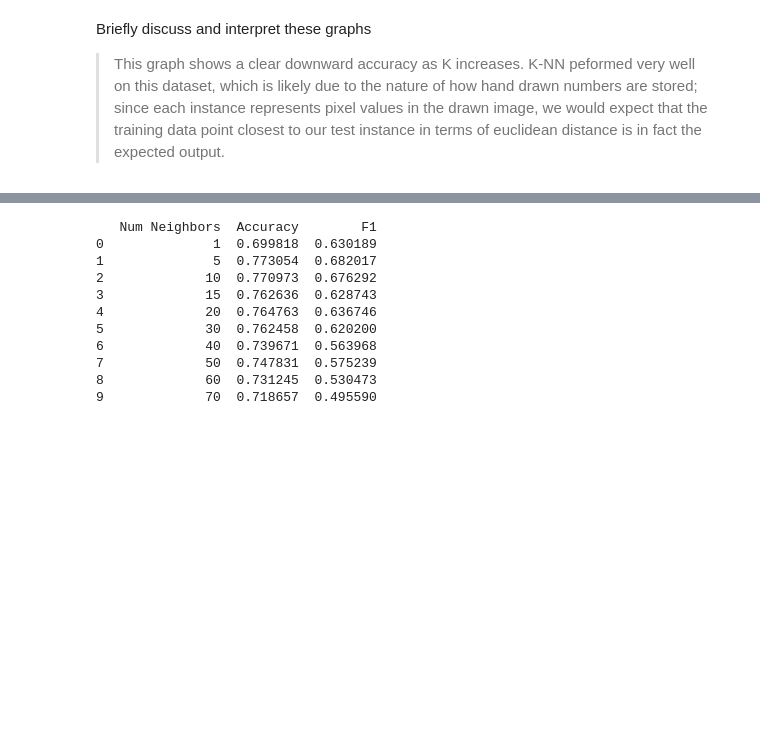
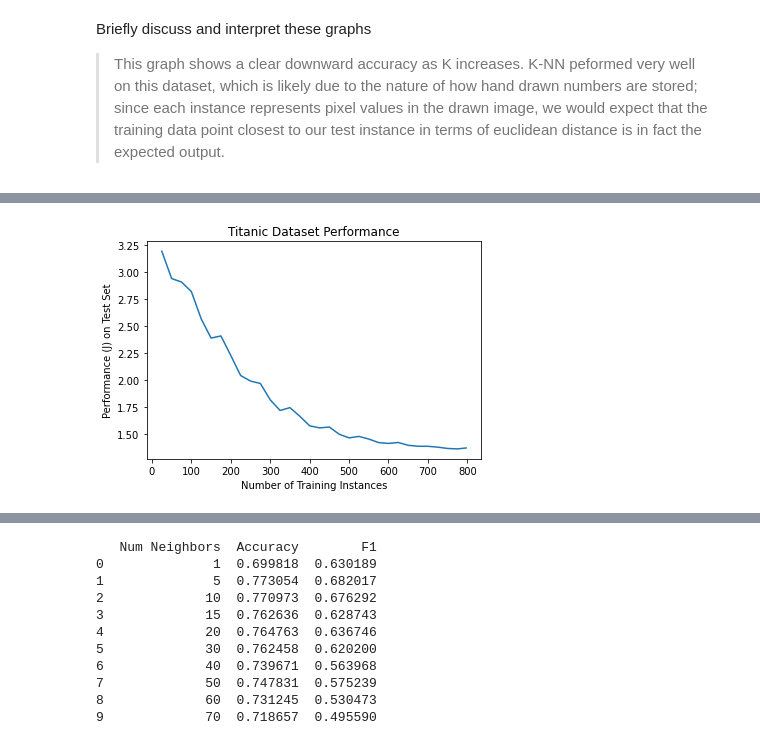
Before and after one commit to Andrei-Treil/CS589-Final, a Jupyter notebook: final.ipynb, the cells around one changed output, grey strips where cells are left out. Drawn from its saved outputs; the diff is of its cells as text; code cells hidden in the pictures; blank space fills up the shorter version.

```diff
--- a/final.ipynb
+++ b/final.ipynb
@@ -395,0 +400,22 @@ Briefly discuss and interpret these graphs
+# %%
+tit_df = pd.read_csv('titanic.csv')
+tit_df = pd.get_dummies(tit_df.drop('Name',axis=1),columns=['Sex'],drop_first=True,dtype=float)
+fixed_df = tit_df.drop('Survived',axis=1)
+fixed_df['class'] = tit_df['Survived']
+fixed_df = (fixed_df - fixed_df.min()) / (fixed_df.max() - fixed_df.min())
+fixed_df.fillna(0,inplace=True)
+fixed_df.insert(0,'bias',1)
+tit_class_0 = fixed_df.loc[fixed_df['class'] == 0].sample(frac=1)
+tit_class_0['class'] = [[1,0]] * len(tit_class_0)
+t0_split =  np.array_split(tit_class_0,k)
+tit_class_1 = fixed_df.loc[fixed_df['class'] == 1].sample(frac=1)
+tit_class_1['class'] = [[0,1]] * len(tit_class_1)
+t1_split =  np.array_split(tit_class_1,k)
+
+k = 10
+tit_vals = [[1,0],[0,1]]
+#list to hold folds
+tit_fold = []
+for i in range(k):
+    this_fold = [t0_split[i],t1_split[i]]
+    tit_fold.append(pd.concat(this_fold))
@@ -395,0 +479,9 @@ Briefly discuss and interpret these graphs
+# %%
+tit_j,tit_count = nn.k_fold(tit_fold,tit_vals,[[6,8,2]],0.05,0.0001,3,25,get_j=True)
+plt.plot(tit_count,tit_j)
+plt.xlabel('Number of Training Instances')
+plt.ylabel('Performance (J) on Test Set')
+plt.title('Titanic Dataset Performance')
+plt.show()
+# %% [output]
+[figure, added]
```
Also changed, not shown: parts of 35 cells of this notebook, 1 other file.
